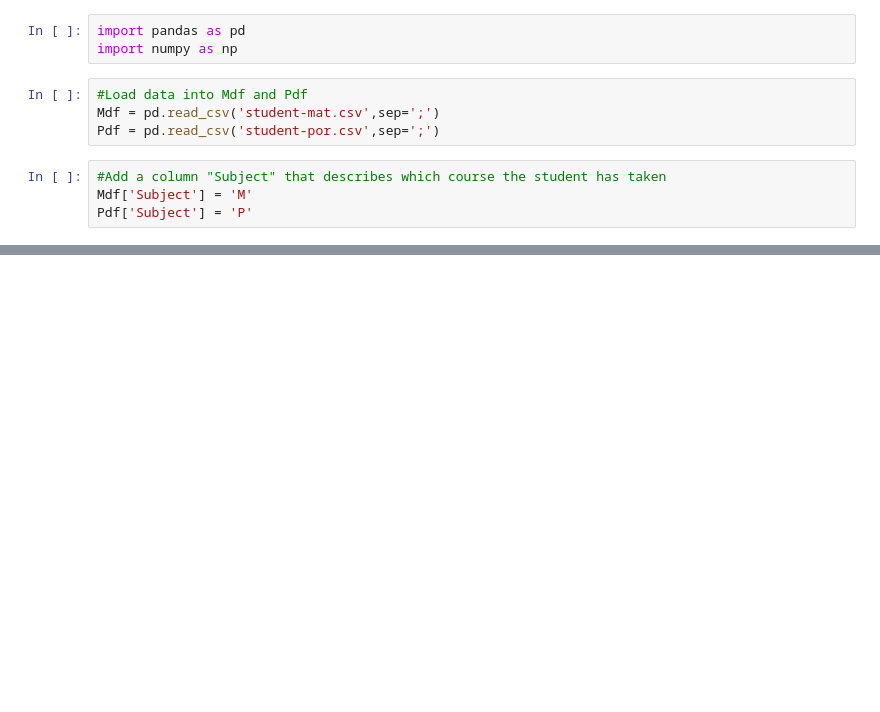
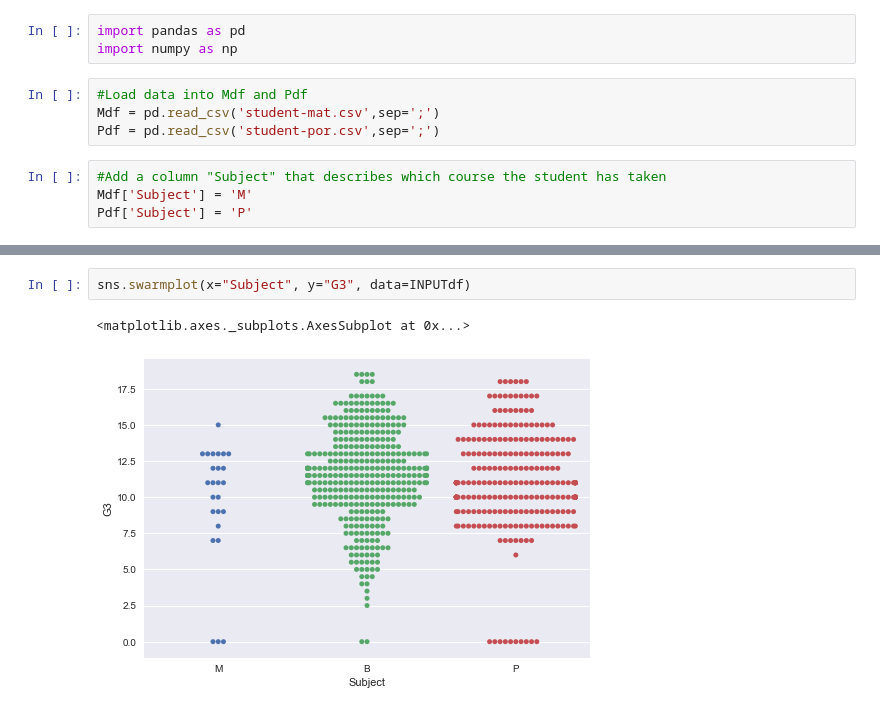
Before and after one commit to haojing9058/Comparison-of-Regression-Machine-Learning-Algorithms-of-Explaining-Students-Academic-Performance, a Jupyter notebook: student_alcohol_consumption.ipynb, the cells around one changed output, grey strips where cells are left out. Cells and saved outputs as stored; diff of their text form; blank space fills up the shorter version.

```diff
--- a/student_alcohol_consumption.ipynb
+++ b/student_alcohol_consumption.ipynb
@@ -284,0 +103,5 @@ svr_rbf.score(X_train_new, y_train)
+# %%
+sns.swarmplot(x="Subject", y="G3", data=INPUTdf)
+# %% [output]
+<matplotlib.axes._subplots.AxesSubplot at 0x...>
+[figure, added]
```
Also changed, not shown: parts of 60 cells of this notebook.
